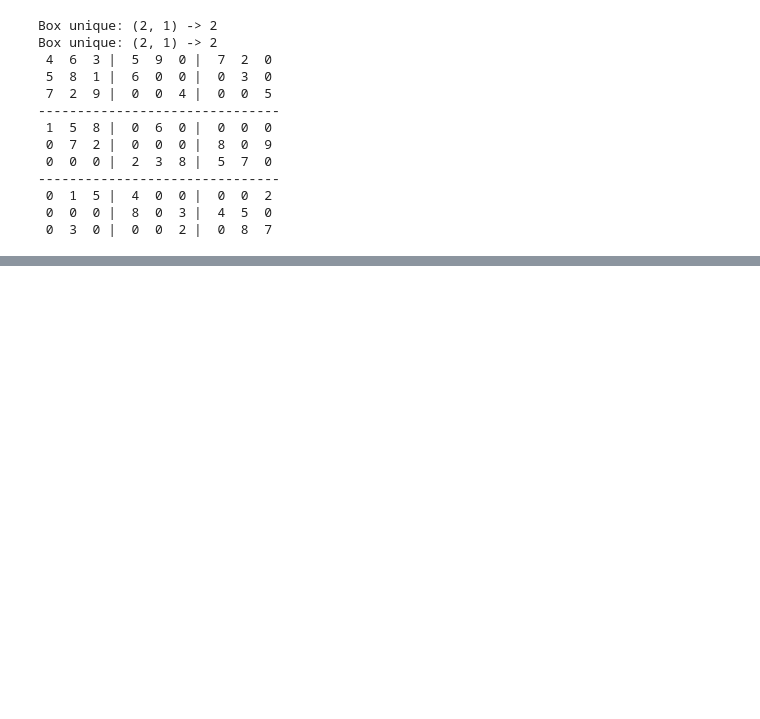
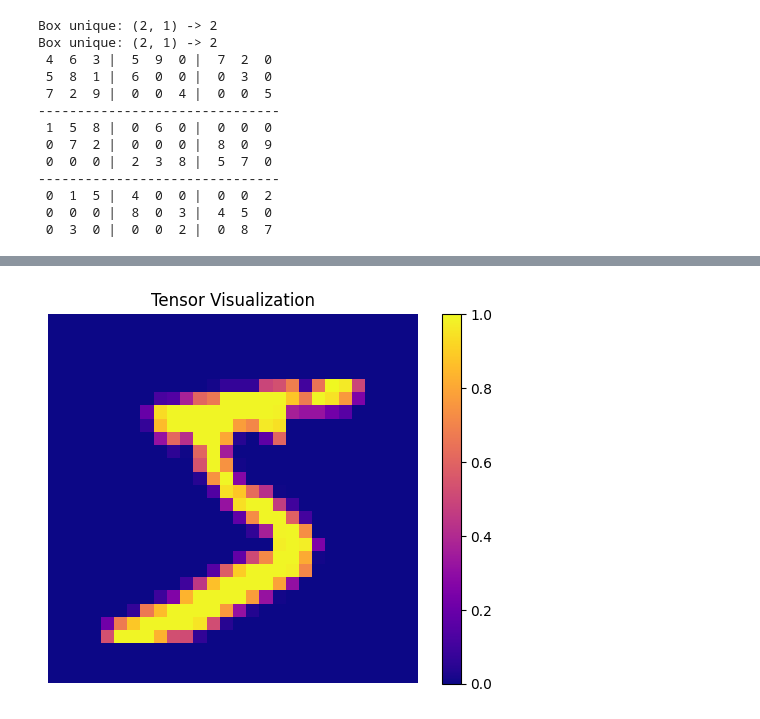
Before and after one commit to Willio06/SudokuSolver, a Jupyter notebook: test.ipynb, the cells around one changed output, grey strips where cells are left out. Saved outputs shown, nothing was run; the diff lists cells and outputs as text; code cells hidden in the pictures; blank space fills up the shorter version.

```diff
--- a/test.ipynb
+++ b/test.ipynb
@@ -250,0 +295,42 @@ Box unique: (2, 1) -> 2
+# %%
+import torch
+import matplotlib.pyplot as plt
+
+def plot_tensor_plasma(tensor, title="Tensor Visualization"):
+    """
+    Plots a torch tensor using the 'plasma' colormap.
+
+    Args:
+        tensor (torch.Tensor): 2D or 3D tensor. If 3D, it should be [C, H, W] or [H, W, C].
+        title (str): Title of the plot.
+    """
+    # Detach from graph and move to CPU
+    tensor = tensor.detach().cpu()
+
+    # If 3D, convert to 2D by taking mean across channels
+    if tensor.dim() == 3:
+        if tensor.shape[0] <= 4:  # assume shape is [C, H, W]
+            tensor = tensor.mean(dim=0)  # average over channels
+        else:  # maybe [H, W, C]
+            tensor = tensor.mean(dim=2)
+
+    # Ensure it's now 2D
+    assert tensor.dim() == 2, "Tensor must be 2D or convertible to 2D."
+
+    plt.imshow(tensor.numpy(), cmap='plasma')
+    plt.colorbar()
+    plt.title(title)
+    plt.axis('off')
+    plt.show()
+# %%
+MNIST = openml.datasets.get_dataset(554)
+X_all, y_all, categorical_indicator, attribute_names = MNIST.get_data(target=MNIST.default_target_attribute)
+X_all = X_all.astype(float)/255.0  # Normalize the dataset to [0, 1]
+XX = X_all.iloc[0]
+yy = y_all.iloc[0]
+XX = torch.tensor(XX.values).reshape(-1, 1, 28, 28)
+XX = XX.float()
+
+plot_tensor_plasma(XX.reshape(28,28))
+# %% [output]
+[figure, added]
```
Also changed, not shown: parts of 7 cells of this notebook, 7 other files.
